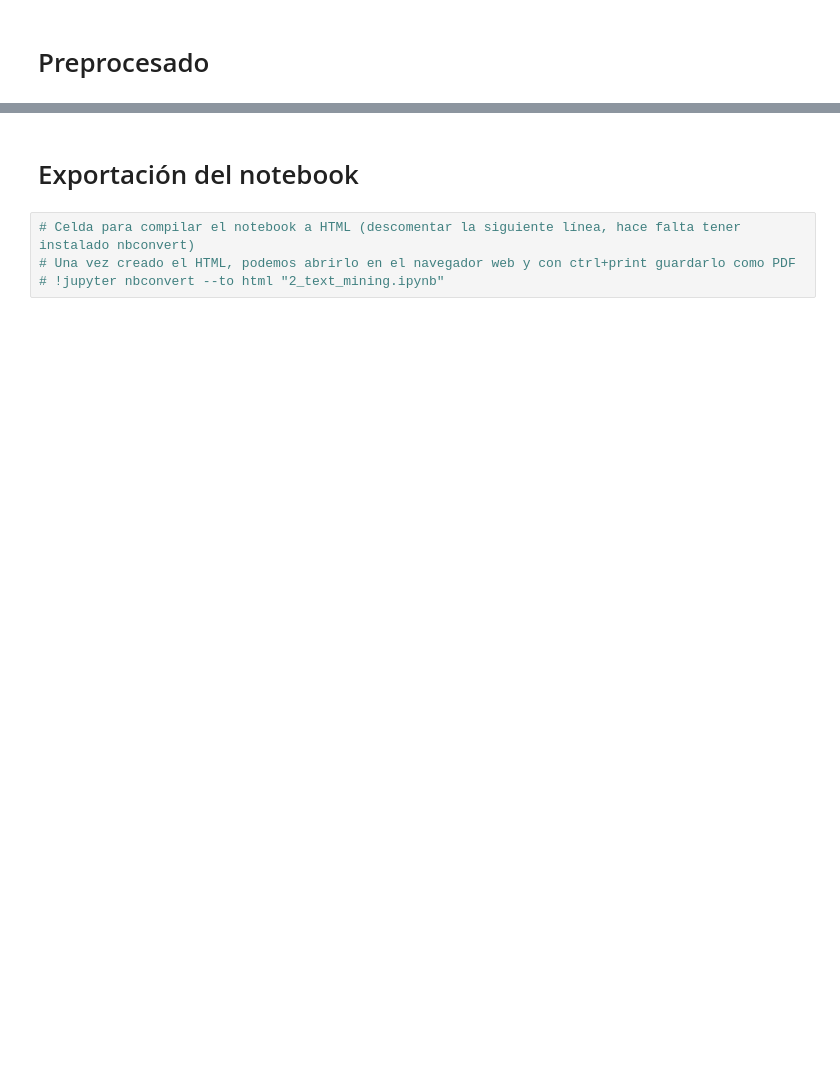
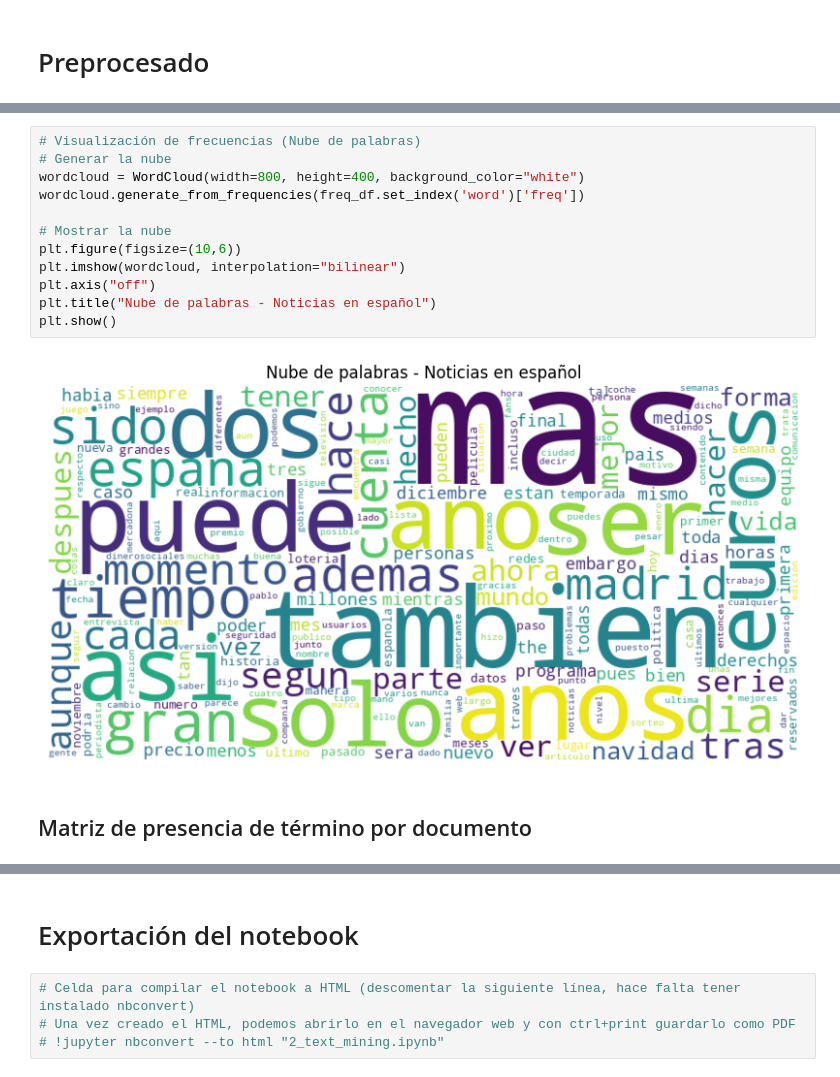
Before and after one commit to Lna-TY/DM_Text_Mining, a Jupyter notebook: practica_text_mining.ipynb, the cells around one changed output, grey strips where cells are left out. Cells and saved outputs as stored; diff of their text form; blank space fills up the shorter version.

```diff
--- a/practica_text_mining.ipynb
+++ b/practica_text_mining.ipynb
@@ -71,0 +238,16 @@ df[['title', 'text', 'source']].head(10)
+# %%
+# Visualización de frecuencias (Nube de palabras)
+# Generar la nube
+wordcloud = WordCloud(width=800, height=400, background_color="white")
+wordcloud.generate_from_frequencies(freq_df.set_index('word')['freq'])
+
+# Mostrar la nube
+plt.figure(figsize=(10,6))
+plt.imshow(wordcloud, interpolation="bilinear")
+plt.axis("off")
+plt.title("Nube de palabras - Noticias en español")
+plt.show()
+# %% [output]
+[figure, added]
+# %% [markdown]
+## Matriz de presencia de término por documento
```
Also changed, not shown: parts of 44 cells of this notebook.
